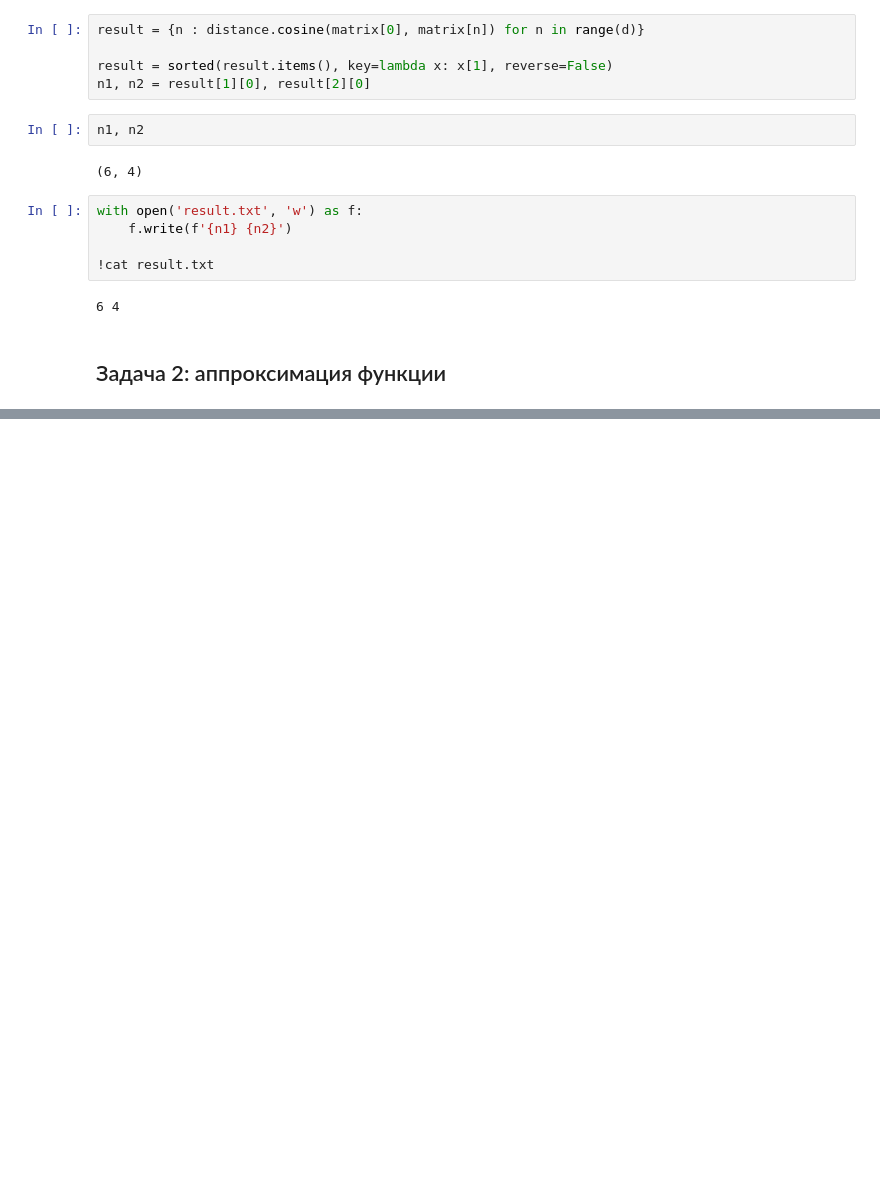
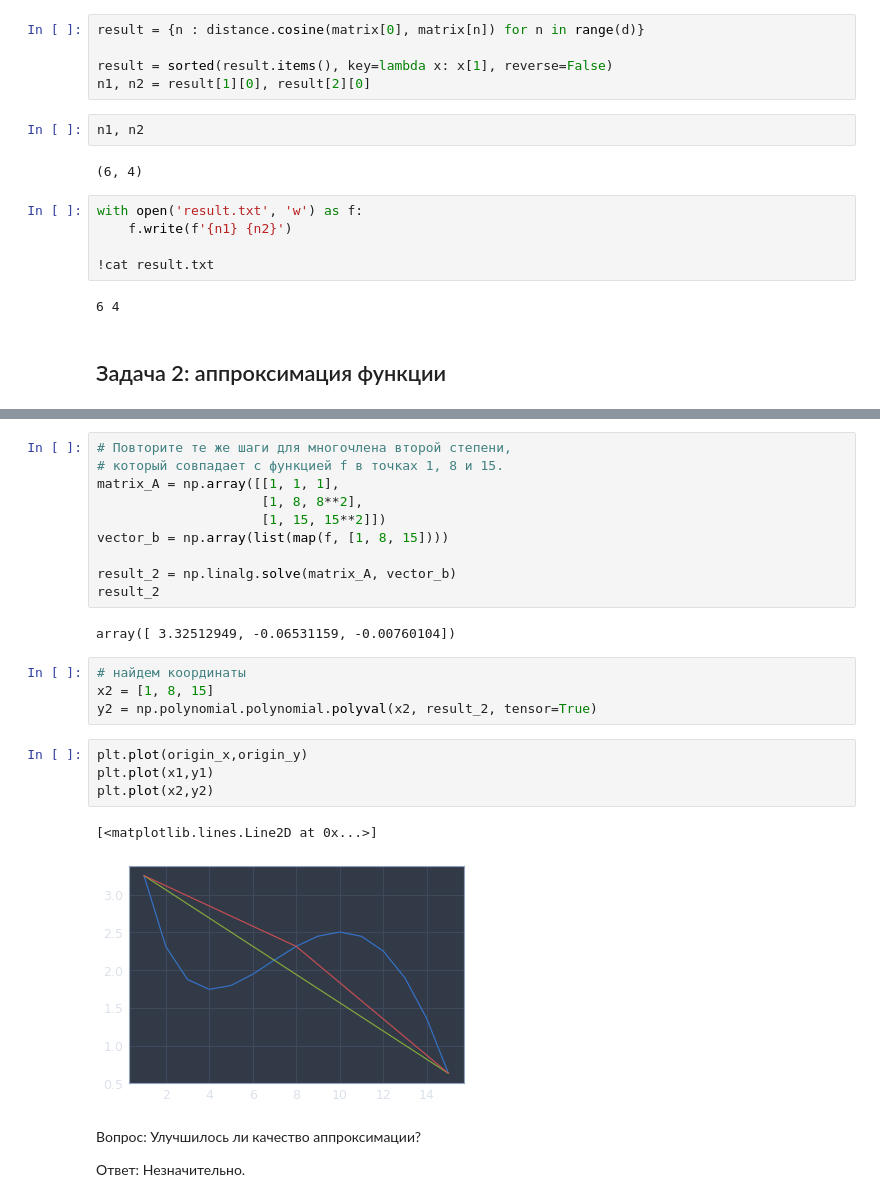
Before and after one commit to AndsoiIo/booster-MDS, a Jupyter notebook: week4/Линейная алгебра - сходство текстов и аппроксимация функций.ipynb, the cells around one changed output, grey strips where cells are left out. Cells and saved outputs as stored; diff of their text form; blank space fills up the shorter version.

```diff
--- a/week4/Линейная алгебра - сходство текстов и аппроксимация функций.ipynb
+++ b/week4/Линейная алгебра - сходство текстов и аппроксимация функций.ipynb
@@ -99,0 +137,27 @@ def f(x):
+# %%
+# Повторите те же шаги для многочлена второй степени,
+# который совпадает с функцией f в точках 1, 8 и 15.
+matrix_A = np.array([[1, 1, 1],
+                     [1, 8, 8**2],
+                     [1, 15, 15**2]])
+vector_b = np.array(list(map(f, [1, 8, 15])))
+
+result_2 = np.linalg.solve(matrix_A, vector_b)
+result_2
+# %% [output]
+array([ 3.32512949, -0.06531159, -0.00760104])
+# %%
+# найдем координаты
+x2 = [1, 8, 15]
+y2 = np.polynomial.polynomial.polyval(x2, result_2, tensor=True)
+# %%
+plt.plot(origin_x,origin_y)
+plt.plot(x1,y1)
+plt.plot(x2,y2)
+# %% [output]
+[<matplotlib.lines.Line2D at 0x...>]
+[figure, added]
+# %% [markdown]
+Вопрос: Улучшилось ли качество аппроксимации?
+
+Ответ: Незначительно.
```
Also changed, not shown: parts of 14 cells of this notebook.
